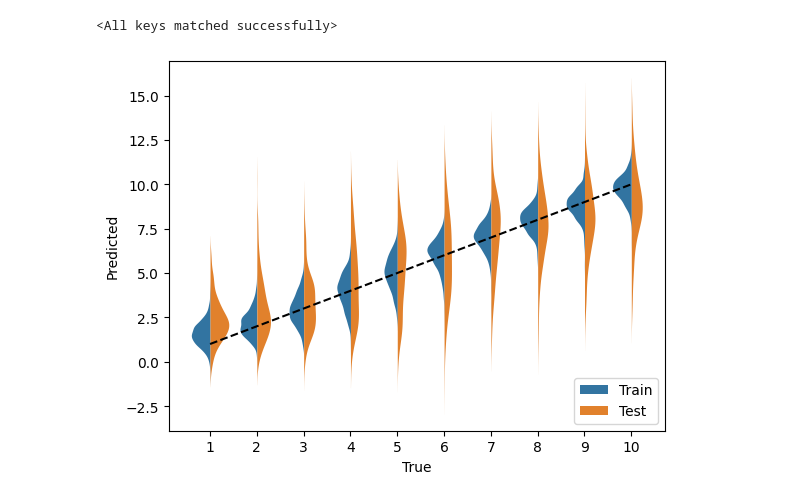
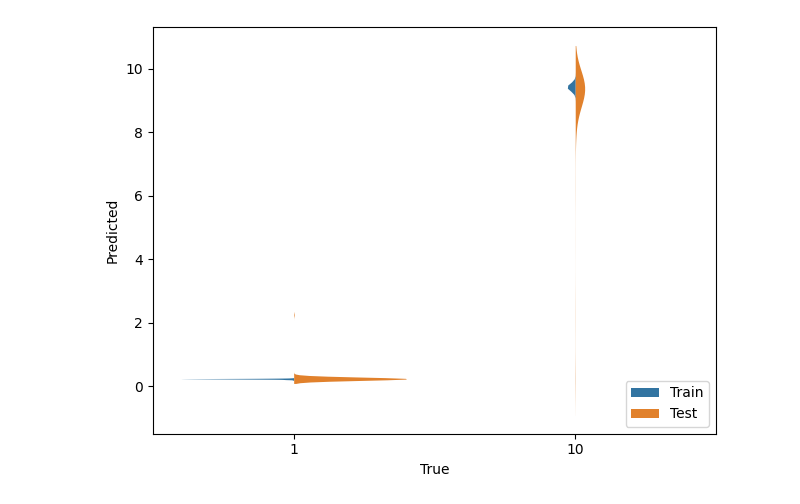
Before and after one commit to JackToppen/ABM-VAE-project, a Jupyter notebook: model.ipynb, the cells around one changed output. Saved outputs shown, nothing was run; the diff lists cells and outputs as text; code cells hidden in the pictures.

```diff
--- a/model.ipynb
+++ b/model.ipynb
@@ -86,0 +80,3 @@ print(len(dataset))
+# %%
+dataset = ABMDataset(ntypes=2, rotate=20)
+print(len(dataset))
@@ -321,10 +359,8 @@ Epoch[400/400] Loss: 0.636
 # %%
 # torch.save(model.state_dict(), "model.pt")
 # %%
-model = Predictor().to(device)
-model.load_state_dict(torch.load("model.pt"))
+# model = Predictor().to(device)
+# model.load_state_dict(torch.load("model.pt"))
-# %% [output]
-<All keys matched successfully>
 # %%
 # set to eval
 vae.eval()
@@ -350,27 +386,29 @@ compare[2][test_dataset.indices] = 1
 df = pd.DataFrame(compare.numpy().T)
 df.columns =["expect", "predict", "dataset"]
 df["expect"] = df["expect"].astype(int)
-# %%
-# number of parameter classes
-groups = 10
-
-# create figure
-fig, ax = plt.subplots()
-
-# make violin plot for test and train
-sns.violinplot(data=df,
-               x="expect",
-               y="predict",
-               hue="dataset",
-               split=True,
-               inner=None,
-               linewidth=0)
-
-# add labels
-plt.legend(labels=["Train", "Test"], loc="lower right")
-plt.plot([0, groups-1], [1, groups], "k--")
-plt.xlabel("True")
-plt.ylabel("Predicted")
-plt.show()
-# %% [output]
-[figure, removed]
+# %%
+## number of parameter classes
+groups = 10
+
+# create figure
+fig, ax = plt.subplots()
+
+# make violin plot for test and train
+sns.violinplot(data=df,
+               x="expect",
+               y="predict",
+               hue="dataset",
+               split=True,
+               inner=None,
+               linewidth=0)
+
+# add labels
+plt.legend(labels=["Train", "Test"], loc="lower right")
+# plt.plot([0, groups-1], [1, groups], "k--")
+plt.xlabel("True")
+plt.ylabel("Predicted")
+plt.tight_layout()
+plt.savefig("plot.png")
+plt.show()
+# %% [output]
+[figure, added]
```
Also changed, not shown: parts of 18 cells of this notebook.
